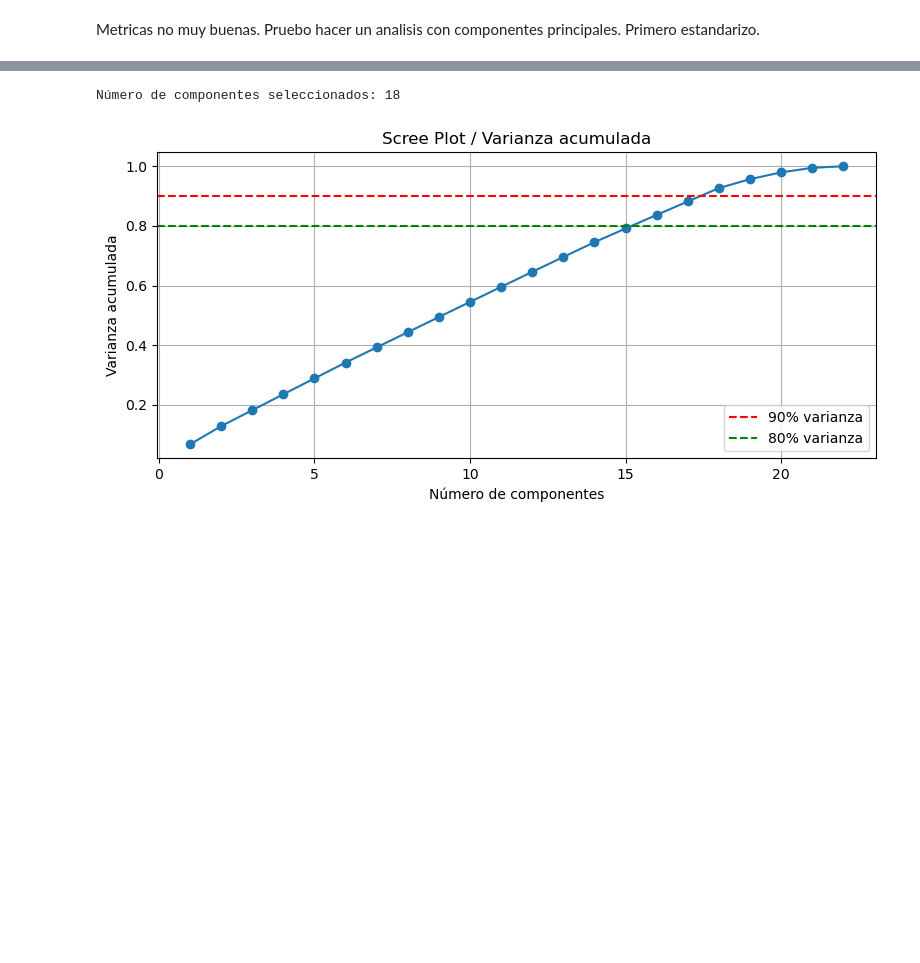
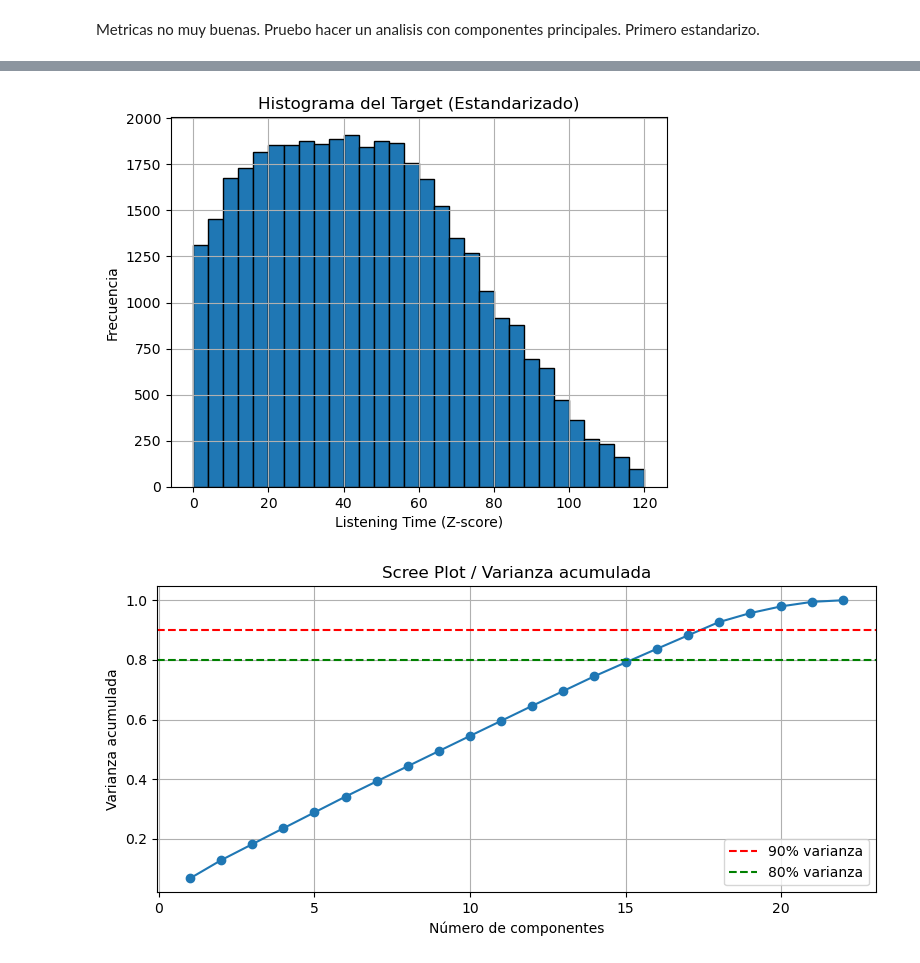
Before and after one commit to Javier-Etcheto/AprMaqI, a Jupyter notebook: TP.ipynb, the cells around one changed output, grey strips where cells are left out. Saved outputs shown, nothing was run; the diff lists cells and outputs as text; code cells hidden in the pictures; blank space fills up the shorter version.

```diff
--- a/TP.ipynb
+++ b/TP.ipynb
@@ -147,2 +126,11 @@ df.head()
 5 rows × 25 columns
+# %%
+plt.hist(df['Listening_Time_minutes'], bins=30, edgecolor='black')
+plt.title('Histograma del Target (Estandarizado)')
+plt.xlabel('Listening Time (Z-score)')
+plt.ylabel('Frecuencia')
+plt.grid(True)
+plt.show()
+# %% [output]
+[figure, added]
 # %%
@@ -199,7 +164,3 @@ X_pca_reduced = X_pca[:, :components_to_keep]
-# %%
-print(f'Número de componentes seleccionados: {components_to_keep}')
-# %% [output]
-Número de componentes seleccionados: 18
 # %%
 plt.figure(figsize=(8, 4))
 plt.plot(range(1, len(cumulative_variance)+1), cumulative_variance, marker='o')
```
Also changed, not shown: parts of 6 cells of this notebook.
